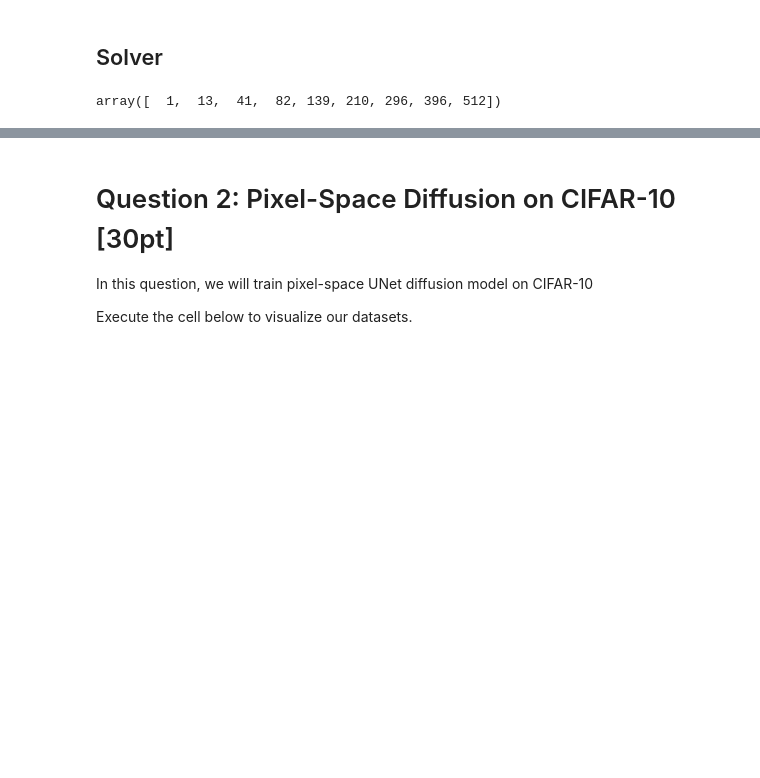
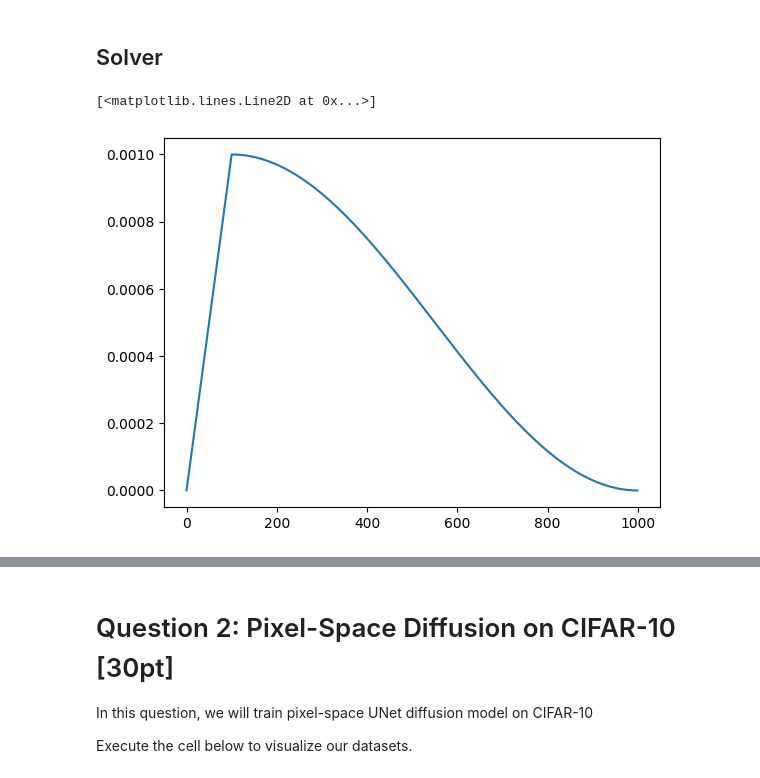
Before and after one commit to ebronstein/deepul, a Jupyter notebook: homeworks/hw4/hw4.ipynb, the cells around one changed output, grey strips where cells are left out. Saved outputs shown, nothing was run; the diff lists cells and outputs as text; code cells hidden in the pictures; blank space fills up the shorter version.

```diff
--- a/homeworks/hw4/hw4.ipynb
+++ b/homeworks/hw4/hw4.ipynb
@@ -135,6 +136,18 @@ def warmup_cosine_decay_scheduler(optimizer, warmup_steps, total_steps):
         return 0.5 * (1.0 + np.cos(np.pi * progress))
 
     return torch.optim.lr_scheduler.LambdaLR(optimizer, lr_lambda)
+# %%
+dummy_opt = optim.Adam([nn.Parameter(torch.zeros(1))])
+total_steps = 1_000
+lr_scheduler = warmup_cosine_decay_scheduler(dummy_opt, warmup_steps=100, total_steps=total_steps)
+lrs = []
+for _ in range(total_steps):
+    lrs.append(lr_scheduler.get_last_lr())
+    lr_scheduler.step()
+plt.plot(lrs)
+# %% [output]
+[<matplotlib.lines.Line2D at 0x...>]
+[figure, added]
 # %%
 class DiffusionModel(object):
     def __init__(
@@ -274,7 +300,3 @@ class DiffusionModel(object):
-# %%
-np.power(np.linspace(1, np.sqrt(512), 9), 2).astype(int)
-# %% [output]
-array([  1,  13,  41,  82, 139, 210, 296, 396, 512])
 # %%
 train_data = q1_data(n=100000)
 test_data = q1_data(n=10000)
```
Also changed, not shown: parts of 15 cells of this notebook.
